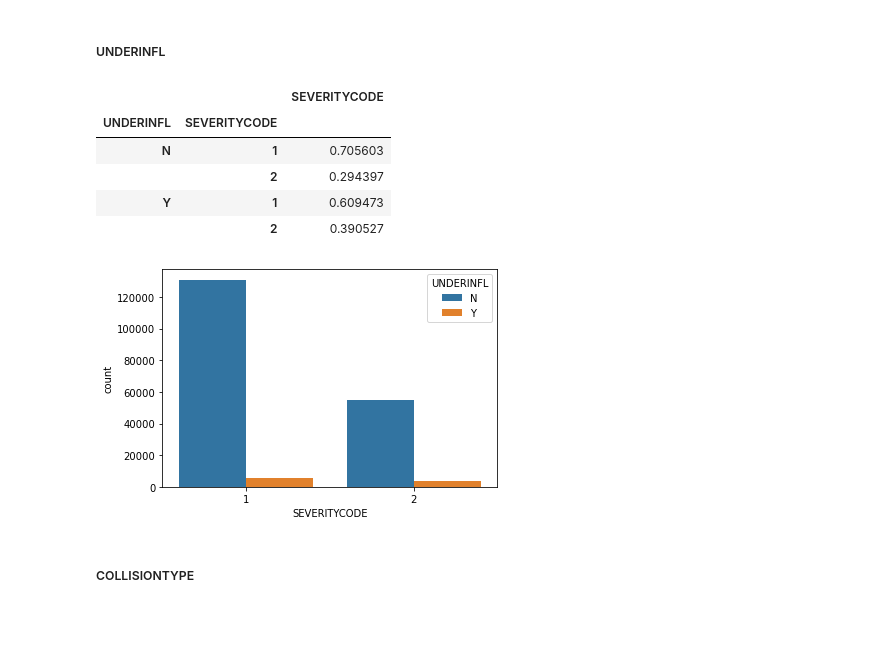
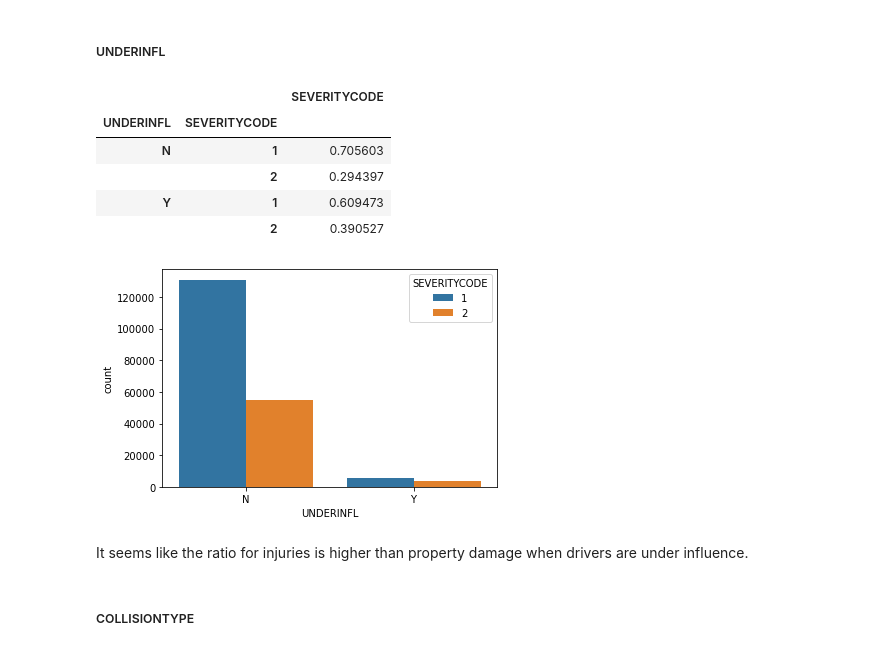
Before and after one commit to Yuanleoluo/Final_Project, a Jupyter notebook: capstoneProject.ipynb, the cells around one changed output. Drawn from its saved outputs; the diff is of its cells as text; code cells hidden in the pictures; blank space fills up the shorter version.

```diff
--- a/capstoneProject.ipynb
+++ b/capstoneProject.ipynb
@@ -236,23 +232,25 @@ It seems like there are some relationship between ADDRTYPE and SEVERITYCODE. We
 # %%
 # fillna with the most frequent value 'N'
 df['UNDERINFL'] = df['UNDERINFL'].fillna('N')
 
 # Since N and 0(Y and 1) essentially means the same thing so we will combine N with 0 and Y with 1
 df['UNDERINFL'] = df['UNDERINFL'].replace({'0': 'N', '1': 'Y'})
 
 # display graph in relation to SEVERITYCODE
-sn.countplot(data=df, x='SEVERITYCODE', hue='UNDERINFL')
+sn.countplot(data=df, x='UNDERINFL', hue='SEVERITYCODE')
 
 # display table in relation to SEVERITYCODE
 df.groupby(['UNDERINFL'])['SEVERITYCODE'].value_counts(normalize=True).to_frame()
 # %% [output]
 |  |  | SEVERITYCODE |
 | UNDERINFL | SEVERITYCODE |  |
 | N | 1 | 0.705603 |
 |  | 2 | 0.294397 |
 | Y | 1 | 0.609473 |
 |  | 2 | 0.390527 |
-[figure, old version]
+[figure, new version]
+# %% [markdown]
+It seems like the ratio for injuries is higher than property damage when drivers are under influence.
 # %% [markdown]
 <h5> COLLISIONTYPE
 # %%
```
Also changed, not shown: parts of 59 cells of this notebook.
